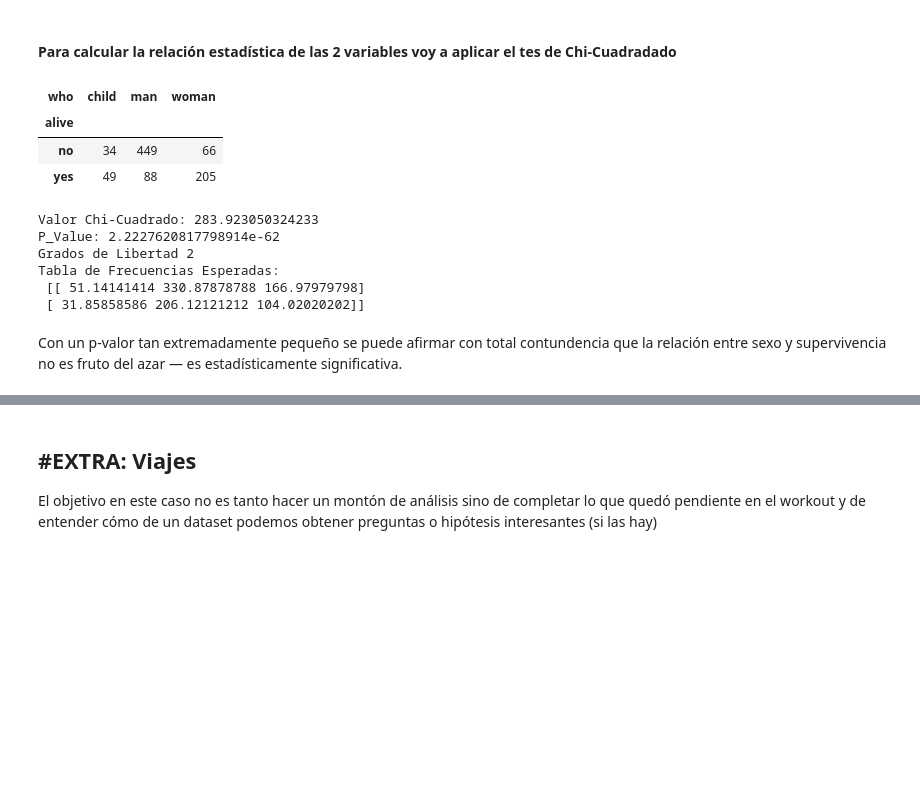
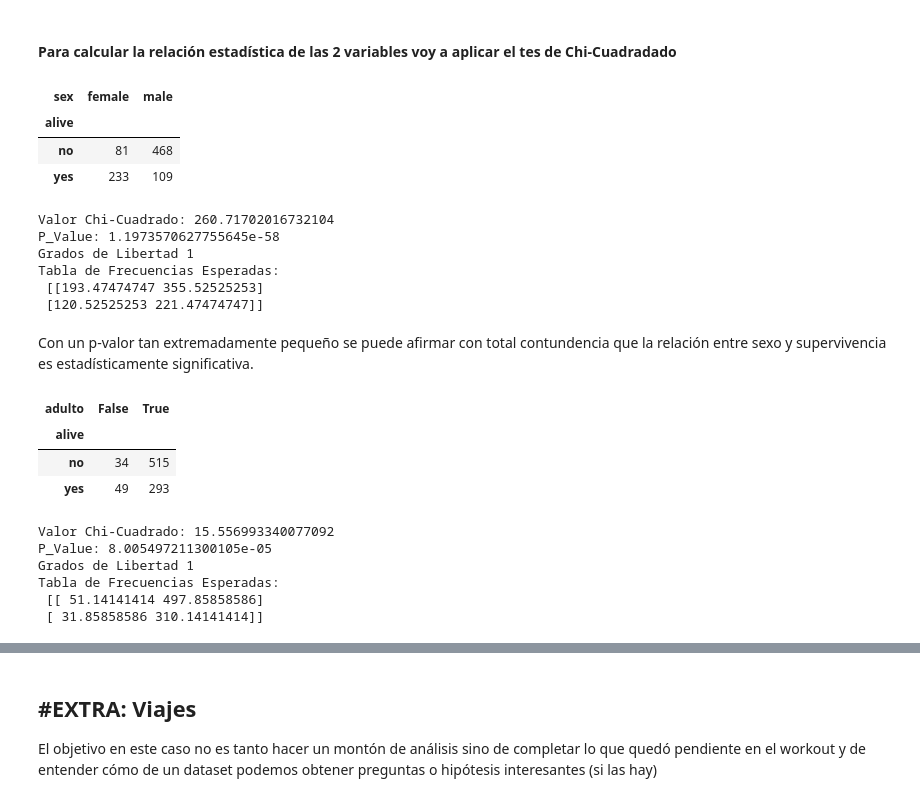
Before and after one commit to terelopdel-sketch/DS-Online-Teresa-Lopez, a Jupyter notebook: 03_Data_Analysis/Sprint_07/Unidad_02_Estadistica_Descriptiva_Multivariante/03_Practica_Obligatoria/18_Practica_Obligatoria_Multivariante.ipynb, the cells around one changed output, grey strips where cells are left out. Cells and saved outputs as stored; diff of their text form; code cells hidden in the pictures; blank space fills up the shorter version.

```diff
--- a/03_Data_Analysis/Sprint_07/Unidad_02_Estadistica_Descriptiva_Multivariante/03_Practica_Obligatoria/18_Practica_Obligatoria_Multivariante.ipynb
+++ b/03_Data_Analysis/Sprint_07/Unidad_02_Estadistica_Descriptiva_Multivariante/03_Practica_Obligatoria/18_Practica_Obligatoria_Multivariante.ipynb
@@ -179,13 +179,13 @@ En términos relativos las mujeres siguen siendo las que más sobrevivieron(76%)
 # %% [markdown]
 #### Para calcular la relación estadística de las 2 variables voy a aplicar el tes de Chi-Cuadradado
 # %%
-tabla_contigencia = pd.crosstab(df_titanic["alive"], df_titanic["who"])
+tabla_contigencia = pd.crosstab(df_titanic["alive"], df_titanic["sex"])
 tabla_contigencia
 # %% [output]
-| who | child | man | woman |
-| alive |  |  |  |
-| no | 34 | 449 | 66 |
-| yes | 49 | 88 | 205 |
+| sex | female | male |
+| alive |  |  |
+| no | 81 | 468 |
+| yes | 233 | 109 |
 # %%
 from scipy.stats import chi2_contingency
 chi2, p, dof, expected = chi2_contingency(tabla_contigencia)
@@ -195,11 +195,35 @@ print("P_Value:", p)
 print("Grados de Libertad", dof)
 print("Tabla de Frecuencias Esperadas:\n", expected)
 # %% [output]
-Valor Chi-Cuadrado: 283.923050324233
-P_Value: 2.2227620817798914e-62
-Grados de Libertad 2
+Valor Chi-Cuadrado: 260.71702016732104
+P_Value: 1.1973570627755645e-58
+Grados de Libertad 1
 Tabla de Frecuencias Esperadas:
- [[ 51.14141414 330.87878788 166.97979798]
- [ 31.85858586 206.12121212 104.02020202]]
+ [[193.47474747 355.52525253]
+ [120.52525253 221.47474747]]
 # %% [markdown]
- Con un p-valor tan extremadamente pequeño se puede afirmar con total contundencia que la relación entre sexo y supervivencia no es fruto del azar — es estadísticamente significativa.
+ Con un p-valor tan extremadamente pequeño se puede afirmar con total contundencia que la relación entre sexo y supervivencia es estadísticamente significativa.
+# %%
+df_titanic["adulto"] = (df_titanic["who"] == "woman") | (df_titanic["who"] == "man")
+tabla_contigencia = pd.crosstab(df_titanic["alive"], df_titanic["adulto"])
+tabla_contigencia
+# %% [output]
+| adulto | False | True |
+| alive |  |  |
+| no | 34 | 515 |
+| yes | 49 | 293 |
+# %%
+from scipy.stats import chi2_contingency
+chi2, p, dof, expected = chi2_contingency(tabla_contigencia)
+
+print("Valor Chi-Cuadrado:", chi2)
+print("P_Value:", p)
+print("Grados de Libertad", dof)
+print("Tabla de Frecuencias Esperadas:\n", expected)
+# %% [output]
+Valor Chi-Cuadrado: 15.556993340077092
+P_Value: 8.005497211300105e-05
+Grados de Libertad 1
+Tabla de Frecuencias Esperadas:
+ [[ 51.14141414 497.85858586]
+ [ 31.85858586 310.14141414]]
```
Also changed, not shown: parts of 86 cells of this notebook.
